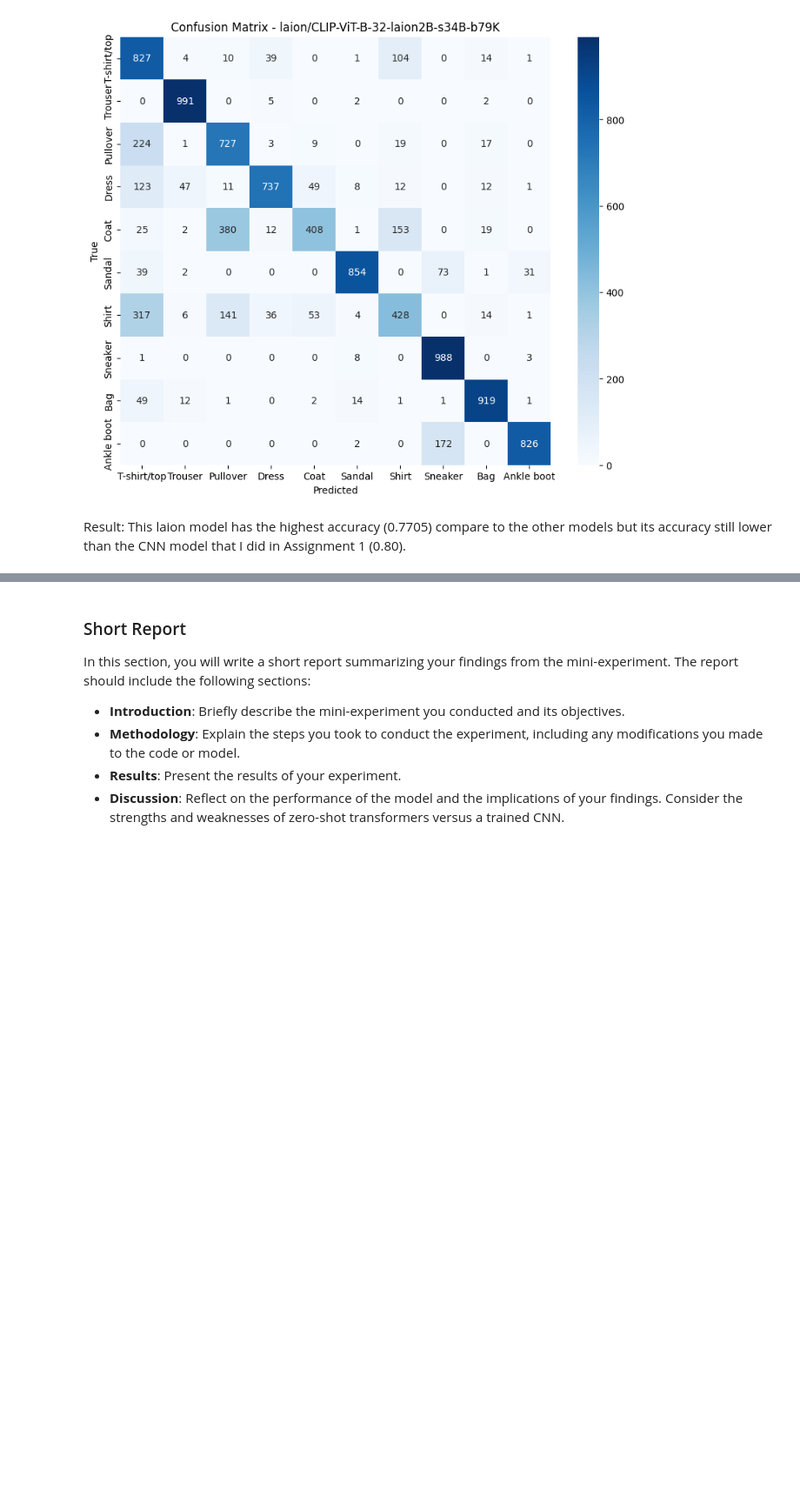
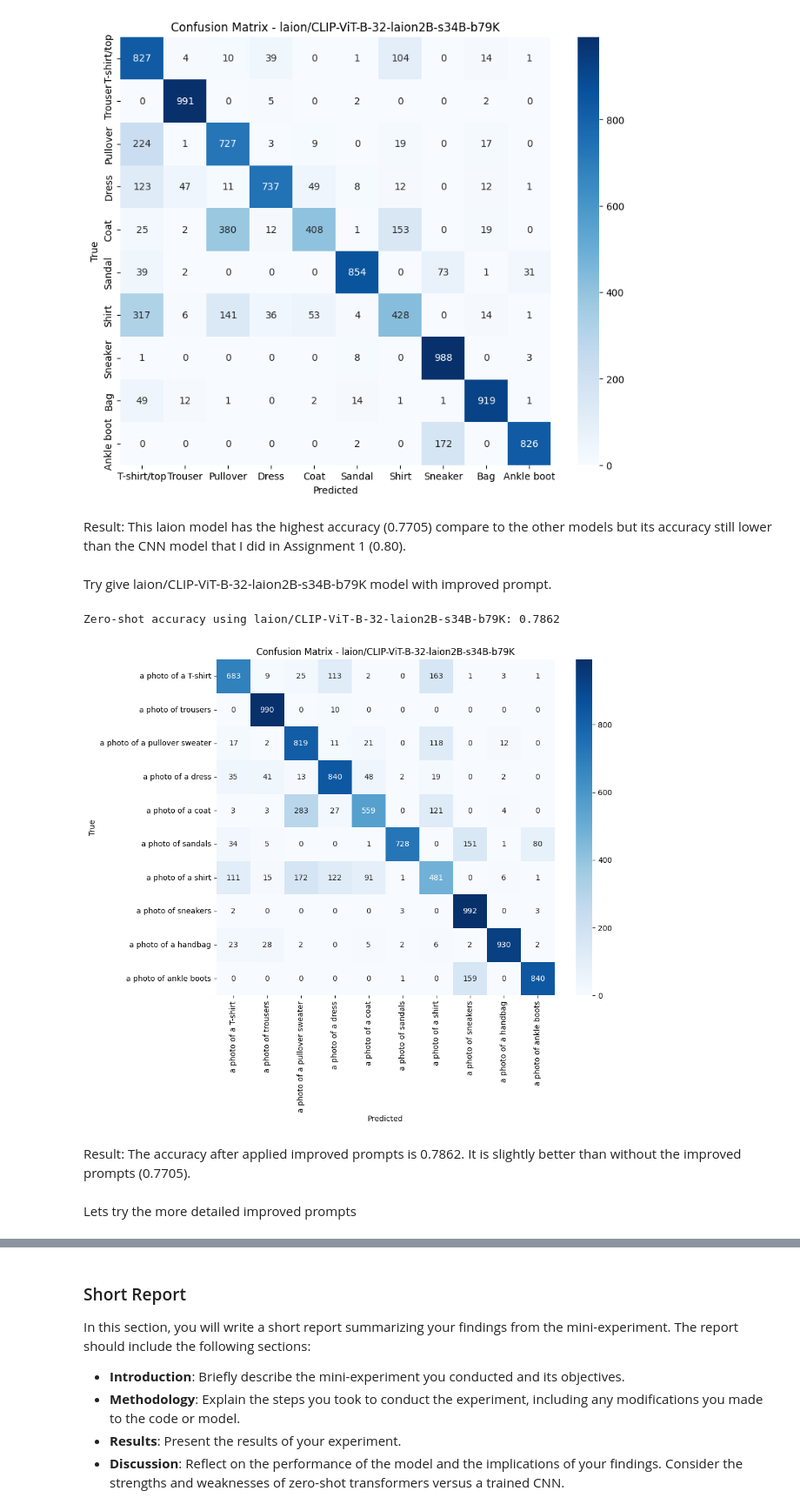
Before and after one commit to imdwipayana/deep_learning, a Jupyter notebook: 02_activities/assignments/Eka_Assignment_2/Eka_assignment_2.ipynb, the cells around one changed output, grey strips where cells are left out. Shown at 87% size. Drawn from its saved outputs; the diff is of its cells as text; code cells hidden in the pictures; blank space fills up the shorter version.

```diff
--- a/02_activities/assignments/Eka_Assignment_2/Eka_assignment_2.ipynb
+++ b/02_activities/assignments/Eka_Assignment_2/Eka_assignment_2.ipynb
@@ -682,3 +682,57 @@ plt.show()
 [figure]
 # %% [markdown]
 Result: This laion model has the highest accuracy (0.7705) compare to the other models but its accuracy still lower than the CNN model that I did in Assignment 1 (0.80).
+# %% [markdown]
+Try give laion/CLIP-ViT-B-32-laion2B-s34B-b79K model with improved prompt.
+# %%
+# Class names for Fashion-MNIST
+IMPROVED_PROMPTS = [
+    "a photo of a T-shirt",       # 0 - T-shirt/top
+    "a photo of trousers",        # 1 - Trouser
+    "a photo of a pullover sweater",  # 2 - Pullover
+    "a photo of a dress",         # 3 - Dress
+    "a photo of a coat",          # 4 - Coat
+    "a photo of sandals",         # 5 - Sandal
+    "a photo of a shirt",         # 6 - Shirt
+    "a photo of sneakers",        # 7 - Sneaker
+    "a photo of a handbag",       # 8 - Bag
+    "a photo of ankle boots"      # 9 - Ankle boot
+]
+
+
+# Convert to descriptive prompts
+text_prompts = [f"a photo of a {c}" for c in IMPROVED_PROMPTS]
+text_emb = get_text_embeddings(text_prompts)
+
+# Inference
+y_true, y_pred = [], []
+
+with torch.no_grad():
+    for pixel_values, labels in test_loader:
+        img_emb = get_image_embeddings(pixel_values)
+        logits = img_emb @ text_emb.T
+        preds = logits.argmax(dim=1).cpu().numpy()
+
+        y_true.extend(labels.numpy())
+        y_pred.extend(preds)
+
+# Compute metrics
+acc = accuracy_score(y_true, y_pred)
+print(f"Zero-shot accuracy using {model_name}: {acc:.4f}")
+# %% [output]
+Zero-shot accuracy using laion/CLIP-ViT-B-32-laion2B-s34B-b79K: 0.7862
+# %%
+cm = confusion_matrix(y_true, y_pred)
+plt.figure(figsize=(10, 8))
+sns.heatmap(cm, annot=True, fmt='d', cmap='Blues',
+            xticklabels=IMPROVED_PROMPTS, yticklabels=IMPROVED_PROMPTS)
+plt.xlabel("Predicted")
+plt.ylabel("True")
+plt.title(f"Confusion Matrix - {model_name}")
+plt.show()
+# %% [output]
+[figure, added]
+# %% [markdown]
+Result: The accuracy after applied improved prompts is 0.7862. It is slightly better than without the improved prompts (0.7705).
+# %% [markdown]
+Lets try the more detailed improved prompts
```
Also changed, not shown: parts of 4 cells of this notebook.
